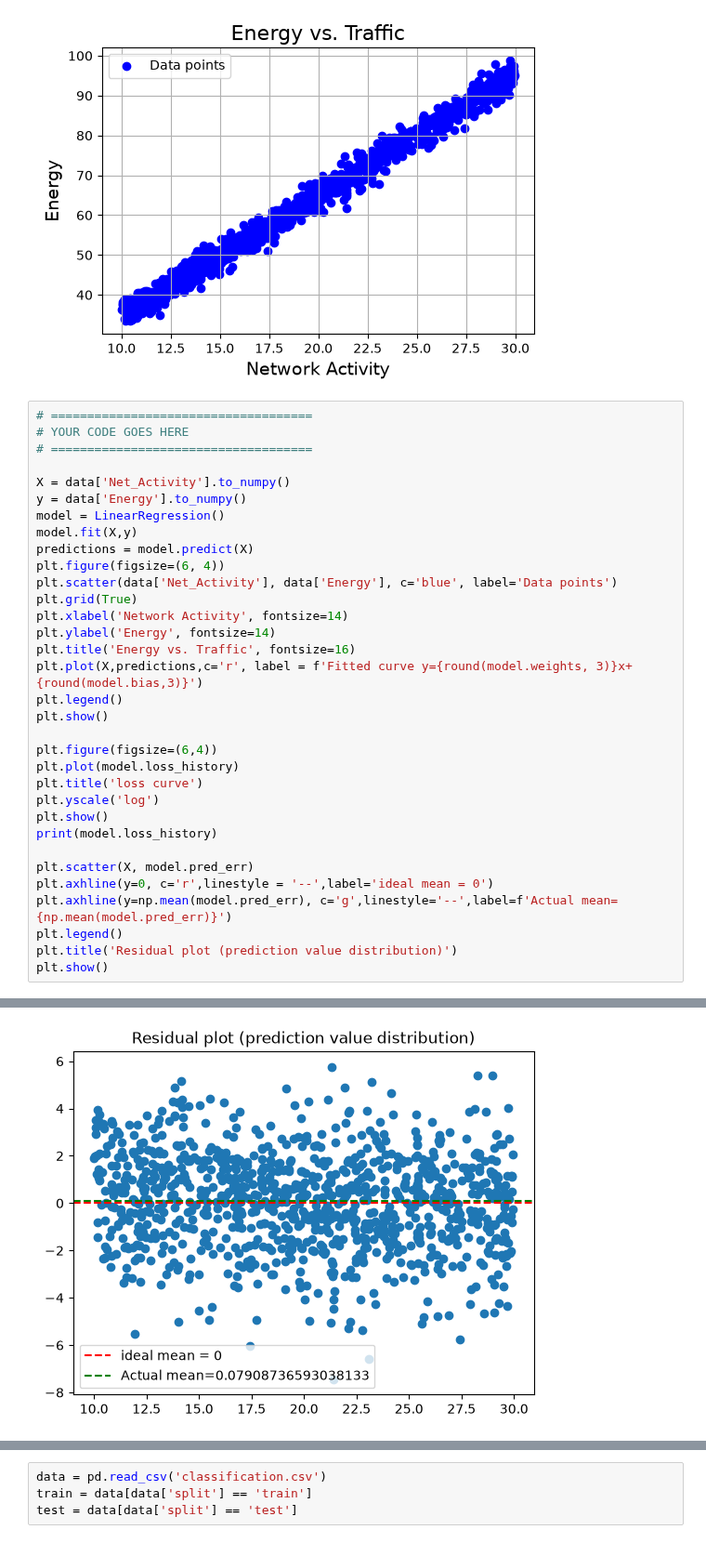
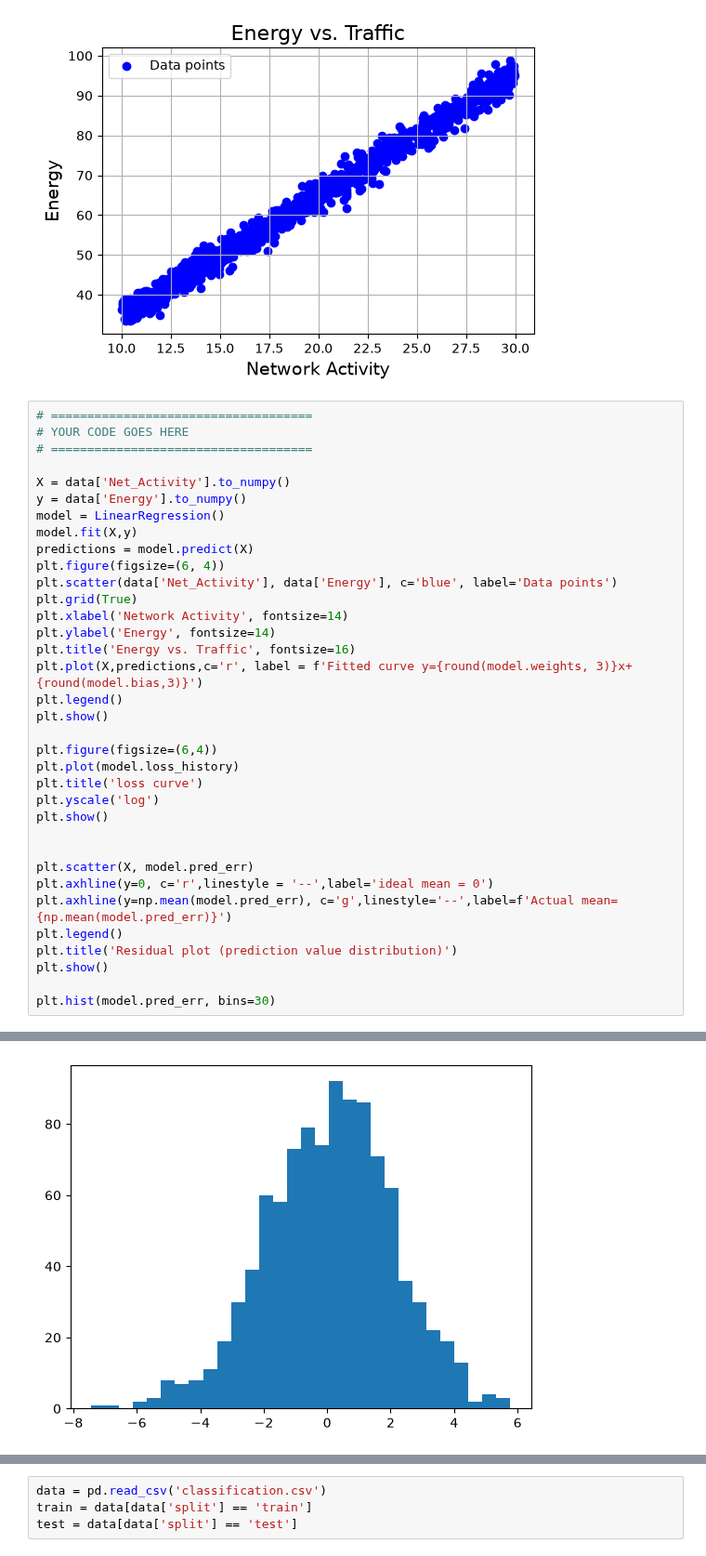
Before and after one commit to ffredz/TDT4172prosjekter, a Jupyter notebook: Assignment1-1/problem.ipynb, the cells around one changed output, grey strips where cells are left out. Shown at 93% size. Cells and saved outputs as stored; diff of their text form.

```diff
--- a/Assignment1-1/problem.ipynb
+++ b/Assignment1-1/problem.ipynb
@@ -91,7 +94,7 @@ plt.plot(model.loss_history)
 plt.title('loss curve')
 plt.yscale('log')
 plt.show()
-print(model.loss_history)
+
 
 plt.scatter(X, model.pred_err)
 plt.axhline(y=0, c='r',linestyle = '--',label='ideal mean = 0')
@@ -99,6 +102,8 @@ plt.axhline(y=np.mean(model.pred_err), c='g',linestyle='--',label=f'Actual mean=
 plt.legend()
 plt.title('Residual plot (prediction value distribution)')
 plt.show()
+
+plt.hist(model.pred_err, bins=30)
 # %% [output]
 [figure]
 [figure]
@@ -106,3 +122,3 @@ plt.show()
-[figure]
+[figure, added]
 # %% [markdown]
 ### ❓ Is the training loss curve stable?
```
Also changed, not shown: parts of 5 cells of this notebook.
